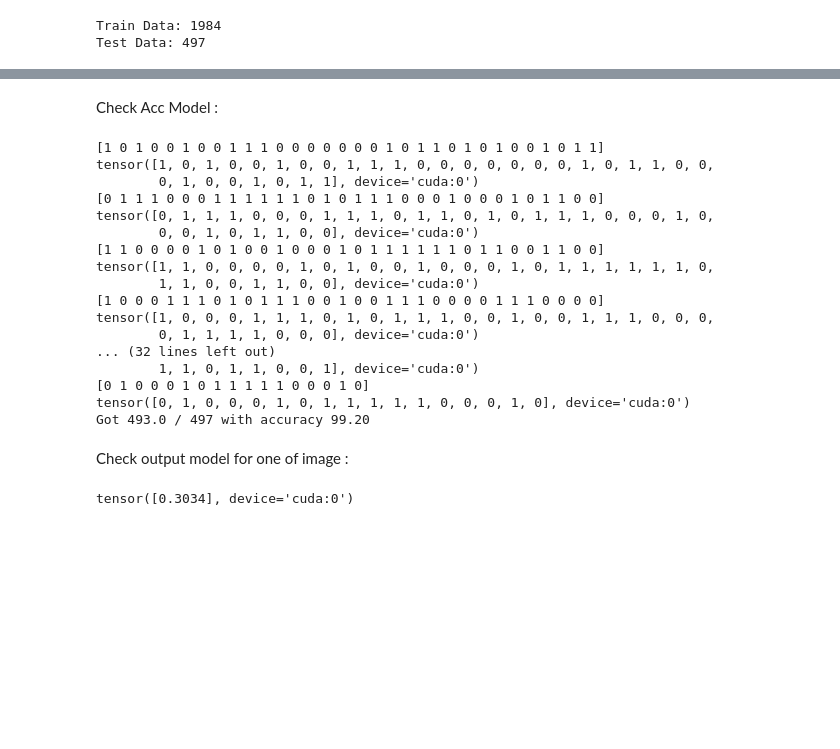
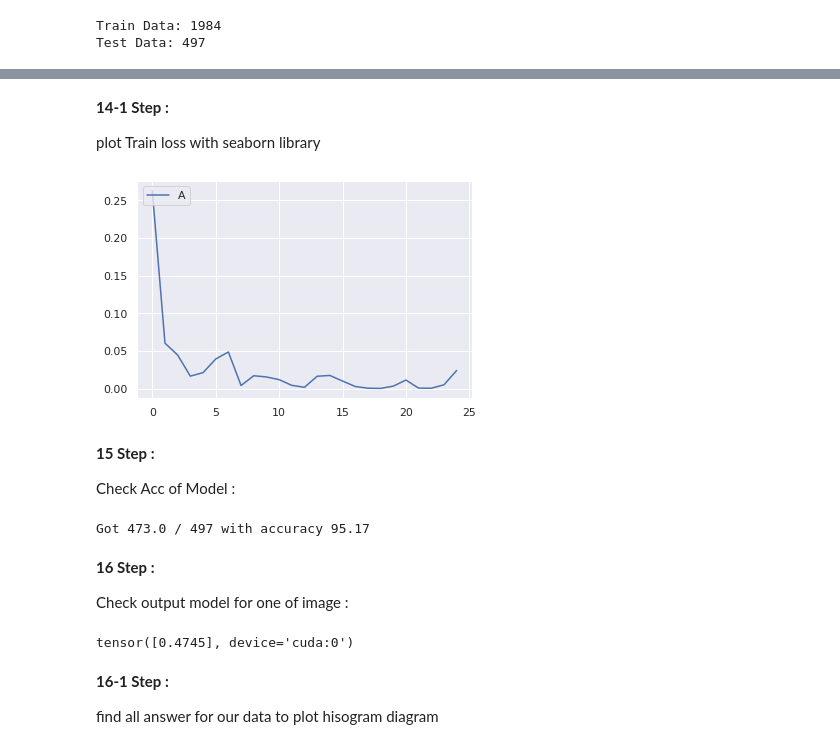
Before and after one commit to PooryaSN2000/Covid_19_Diagnosis_Resnet18, a Jupyter notebook: Covid19_Resnet18.ipynb, the cells around one changed output, grey strips where cells are left out. Cells and saved outputs as stored; diff of their text form; code cells hidden in the pictures; blank space fills up the shorter version.

```diff
--- a/Covid19_Resnet18.ipynb
+++ b/Covid19_Resnet18.ipynb
@@ -189,51 +252,58 @@ Epoch 25/25 , Train Loss: 0.0001
 Finished Training
-# %% [markdown]
-Check Acc Model :
+# %% [markdown]
+**14-1 Step :**
+
+plot Train loss with seaborn library
+# %%
+import seaborn as sns
+x_lable = list(range(0, 25))
+
+sns.set()
+plt.plot(x_lable, train_losses)
+plt.legend('ABCDEF', ncol=2, loc='upper left');
+# %% [output]
+[figure, added]
+# %% [markdown]
+**15 Step :**
+
+Check Acc of Model :
 # %%
 def check_accuracy(loader, model):
+    feature_extractor = torch.nn.Sequential(*list(model.children())[:-1])
+    secondlist = []
+    lablees = []
     num_correct = 0
     num_samples = 0
     model.eval()
-
     with torch.no_grad():
         for x, y in loader:
             x = x.to(device=device)
             y = y.to(device=device)
             scores = model(x)
-            # print(scores)
+            output = feature_extractor(x)
+            secondlist.append(output)
+            # print(len(secondlist))
+            # print(secondlist)
             predicted = np.where(scores.cpu() > 0.5, 1, 0)
-            print(predicted)
-            print(y)
+            lablees.append(predicted)
+            # print(predicted)
+            # print(y)
             num_correct += np.sum(np.equal(predicted, y.cpu().detach().numpy()).astype(float))
             num_samples += len(predicted)
         print(f'Got {num_correct} / {num_samples} with accuracy {float(num_correct)/float(num_samples)*100:.2f}')
+    model.train()
+    return secondlist,lablees
 
-    model.train()
-
-check_accuracy(testloader,model)
+lastLayer,lablees = check_accuracy(testloader,model)
 # %% [output]
-[1 0 1 0 0 1 0 0 1 1 1 0 0 0 0 0 0 0 1 0 1 1 0 1 0 1 0 0 1 0 1 1]
-tensor([1, 0, 1, 0, 0, 1, 0, 0, 1, 1, 1, 0, 0, 0, 0, 0, 0, 0, 1, 0, 1, 1, 0, 0,
-        0, 1, 0, 0, 1, 0, 1, 1], device='cuda:0')
-[0 1 1 1 0 0 0 1 1 1 1 1 1 0 1 0 1 1 1 0 0 0 1 0 0 0 1 0 1 1 0 0]
-tensor([0, 1, 1, 1, 0, 0, 0, 1, 1, 1, 0, 1, 1, 0, 1, 0, 1, 1, 1, 0, 0, 0, 1, 0,
-        0, 0, 1, 0, 1, 1, 0, 0], device='cuda:0')
-[1 1 0 0 0 0 1 0 1 0 0 1 0 0 0 1 0 1 1 1 1 1 1 0 1 1 0 0 1 1 0 0]
-tensor([1, 1, 0, 0, 0, 0, 1, 0, 1, 0, 0, 1, 0, 0, 0, 1, 0, 1, 1, 1, 1, 1, 1, 0,
-        1, 1, 0, 0, 1, 1, 0, 0], device='cuda:0')
-[1 0 0 0 1 1 1 0 1 0 1 1 1 0 0 1 0 0 1 1 1 0 0 0 0 1 1 1 0 0 0 0]
-tensor([1, 0, 0, 0, 1, 1, 1, 0, 1, 0, 1, 1, 1, 0, 0, 1, 0, 0, 1, 1, 1, 0, 0, 0,
-        0, 1, 1, 1, 1, 0, 0, 0], device='cuda:0')
-... (32 lines left out)
-        1, 1, 0, 1, 1, 0, 0, 1], device='cuda:0')
-[0 1 0 0 0 1 0 1 1 1 1 1 0 0 0 1 0]
-tensor([0, 1, 0, 0, 0, 1, 0, 1, 1, 1, 1, 1, 0, 0, 0, 1, 0], device='cuda:0')
-Got 493.0 / 497 with accuracy 99.20
+Got 473.0 / 497 with accuracy 95.17
 # %% [markdown]
+**16 Step :**
+
 Check output model for one of image :
 # %%
 with torch.no_grad():
-    tempImage = Image.open("/content/drive/MyDrive/Colab Notebooks/data/non-COVID/Non-Covid (1000).png").convert(mode="RGB")
+    tempImage = Image.open("/content/drive/MyDrive/Colab Notebooks/data/non-COVID/Non-Covid (500).png").convert(mode="RGB")
     # print(tempImage)
     tempImage = data_transforms(tempImage)
     # print(tempImage)
@@ -242,4 +312,8 @@ with torch.no_grad():
     scores = model(tempImage)
     print(scores)
 # %% [output]
-tensor([0.3034], device='cuda:0')
+tensor([0.4745], device='cuda:0')
+# %% [markdown]
+**16-1 Step :**
+
+find all answer for our data to plot hisogram diagram
```
Also changed, not shown: parts of 39 cells of this notebook.
